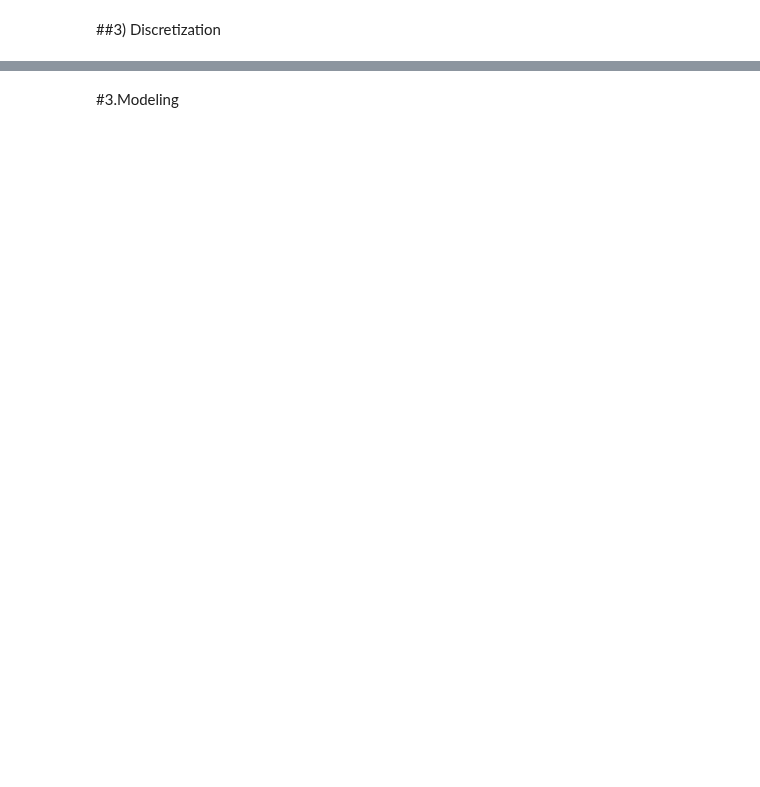
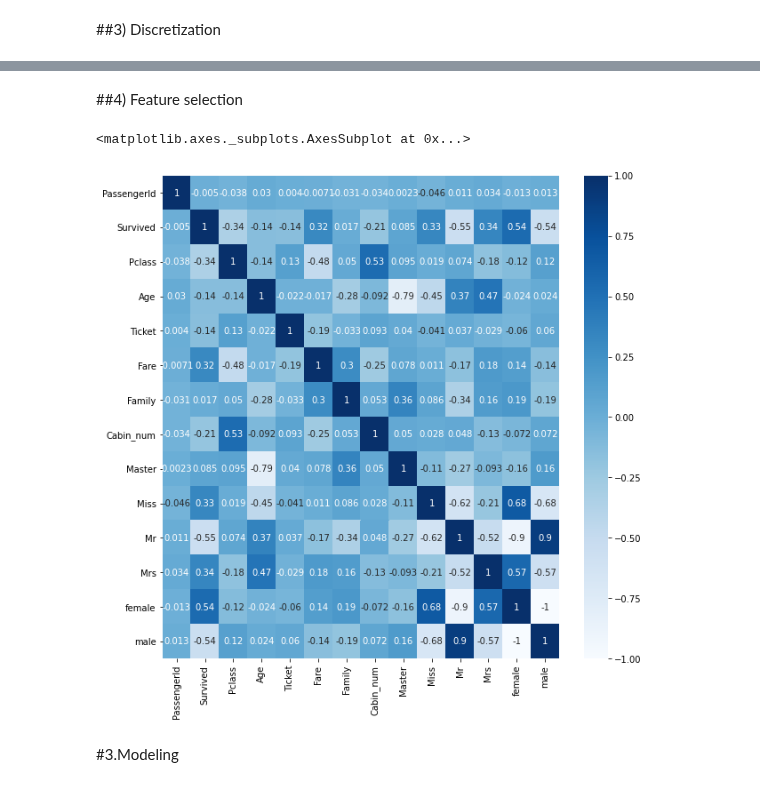
Before and after one commit to DongjunYou/21_1Q_Army, a Jupyter notebook: 1.Titanic/Titanic_Upgrade.ipynb, the cells around one changed output, grey strips where cells are left out. Cells and saved outputs as stored; diff of their text form; code cells hidden in the pictures; blank space fills up the shorter version.

```diff
--- a/1.Titanic/Titanic_Upgrade.ipynb
+++ b/1.Titanic/Titanic_Upgrade.ipynb
@@ -280,0 +280,6 @@ ValueError: ignored
+# %%
+from sklearn.preprocessing import KBinsDiscretizer
+discretizer=KBinsDiscretizer(n_bins=6,encode='ordinal',strategy='quantile') #3lines turns numerical into bins
+ticket=discretizer.fit_transform(df['Ticket'].values.reshape(-1,1))
+df['Ticket']=pd.Series(ticket.reshape(-1))
+df['Ticket'].value_counts()
@@ -280,0 +294,6 @@ ValueError: ignored
+# %%
+from sklearn.preprocessing import KBinsDiscretizer
+discretizer=KBinsDiscretizer(n_bins=6,encode='ordinal',strategy='quantile')
+fare=discretizer.fit_transform(df['Fare'].values.reshape(-1,1))
+df['Fare']=pd.Series(fare.reshape(-1))
+df['Fare'].value_counts()
@@ -280,0 +308,8 @@ ValueError: ignored
+# %% [markdown]
+##4) Feature selection
+# %%
+fig=plt.figure(figsize=(10,10))
+sns.heatmap(df.corr(),cmap='Blues',annot=True)
+# %% [output]
+<matplotlib.axes._subplots.AxesSubplot at 0x...>
+[figure, added]
```
Also changed, not shown: parts of 19 cells of this notebook.
